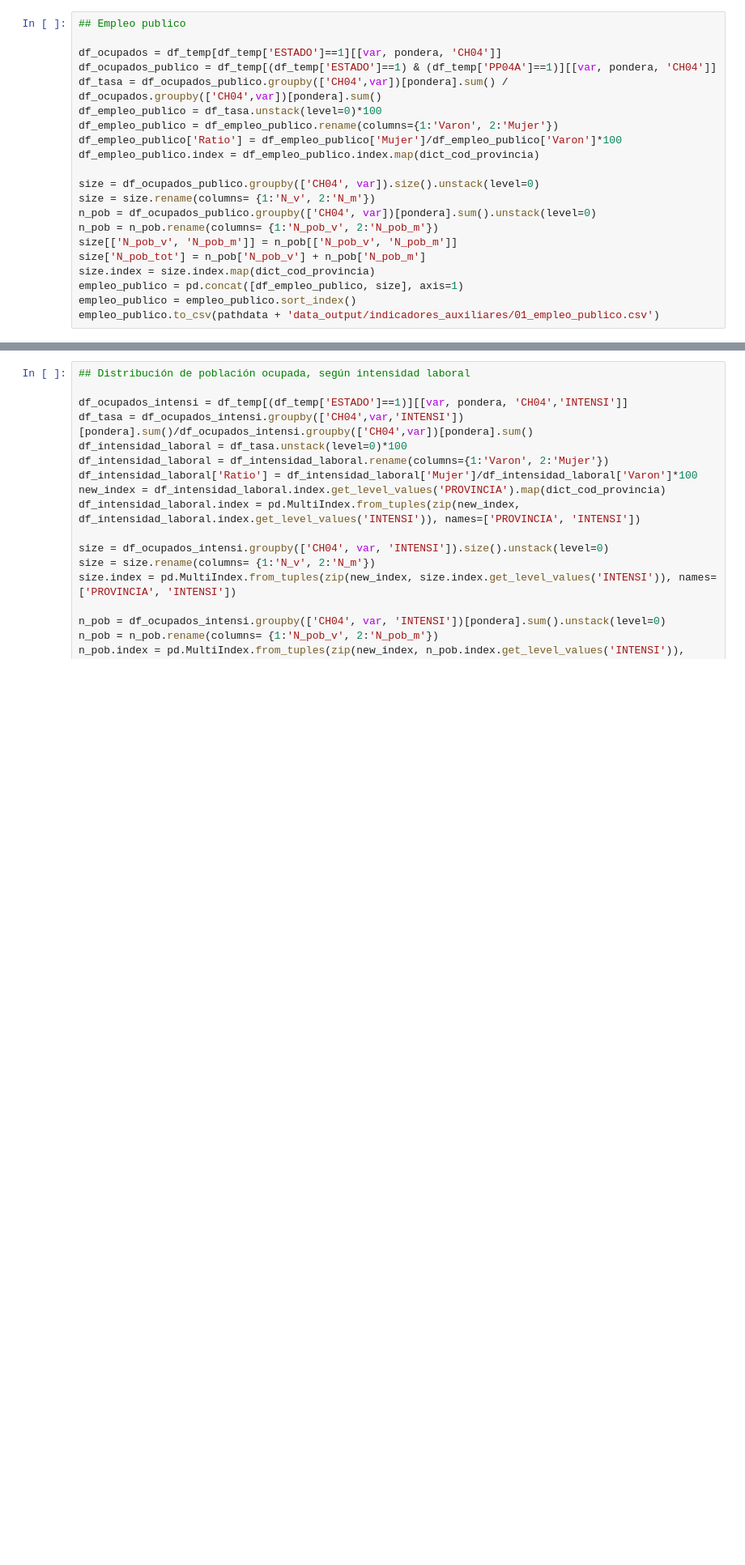
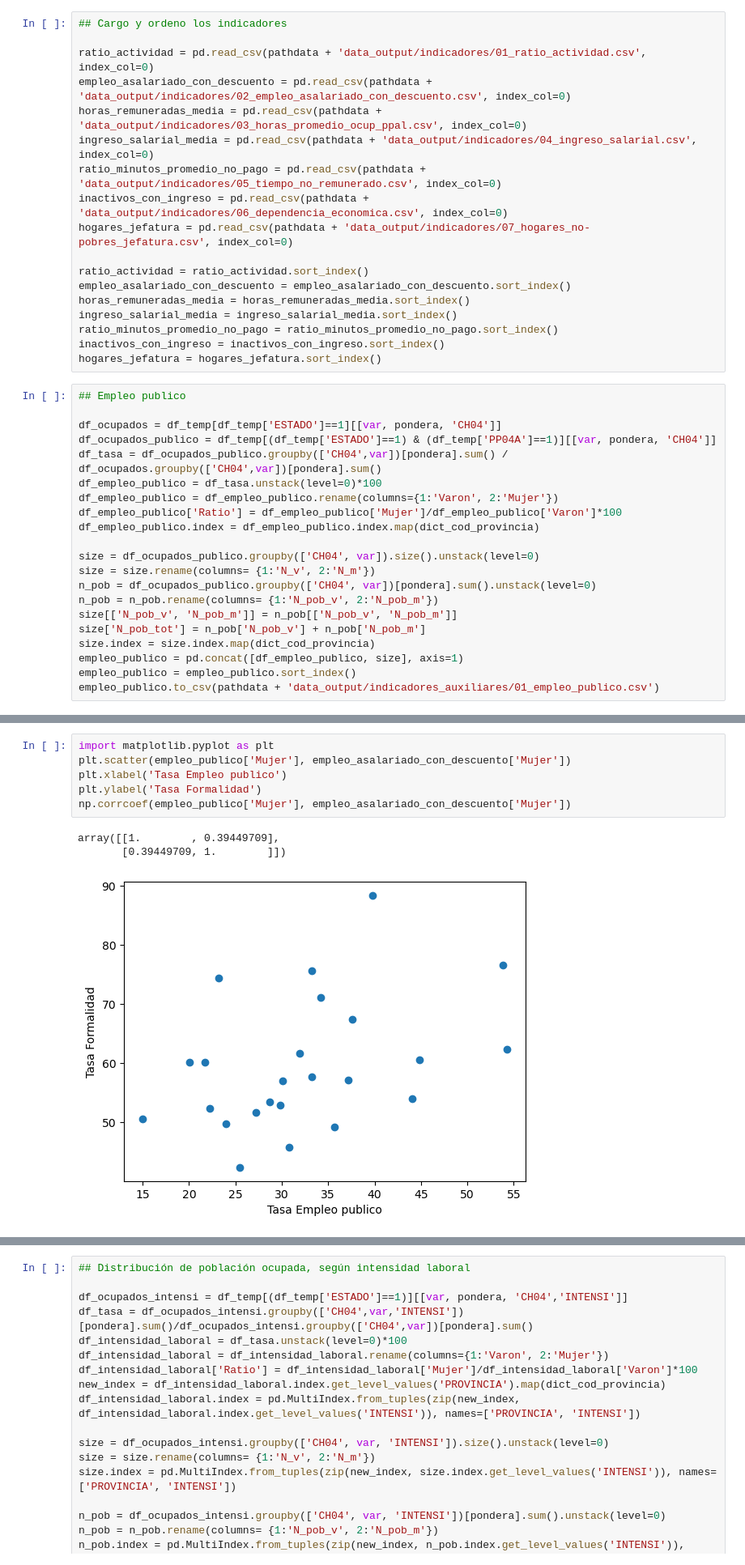
Before and after one commit to datos-Fundar/indice-mercado-trabajo-ingresos, a Jupyter notebook: modulos/calculos/xx_indicadores_auxiliares.ipynb, the cells around one changed output, grey strips where cells are left out. Shown at 81% size. Cells and saved outputs as stored; diff of their text form; blank space fills up the shorter version.

```diff
--- a/modulos/calculos/xx_indicadores_auxiliares.ipynb
+++ b/modulos/calculos/xx_indicadores_auxiliares.ipynb
@@ -57,6 +57,24 @@ columnas = pd.DataFrame(df_enut.columns)
 df_ocupados = df_temp[df_temp['ESTADO']==1][[var, pondera, 'CH04']]
 
 tot_ocupados = df_ocupados.groupby('CH04')[pondera].sum()
+# %%
+## Cargo y ordeno los indicadores
+
+ratio_actividad = pd.read_csv(pathdata + 'data_output/indicadores/01_ratio_actividad.csv', index_col=0)
+empleo_asalariado_con_descuento = pd.read_csv(pathdata + 'data_output/indicadores/02_empleo_asalariado_con_descuento.csv', index_col=0)
+horas_remuneradas_media = pd.read_csv(pathdata + 'data_output/indicadores/03_horas_promedio_ocup_ppal.csv', index_col=0)
+ingreso_salarial_media = pd.read_csv(pathdata + 'data_output/indicadores/04_ingreso_salarial.csv', index_col=0)
+ratio_minutos_promedio_no_pago = pd.read_csv(pathdata + 'data_output/indicadores/05_tiempo_no_remunerado.csv', index_col=0)
+inactivos_con_ingreso = pd.read_csv(pathdata + 'data_output/indicadores/06_dependencia_economica.csv', index_col=0)
+hogares_jefatura = pd.read_csv(pathdata + 'data_output/indicadores/07_hogares_no-pobres_jefatura.csv', index_col=0)
+
+ratio_actividad = ratio_actividad.sort_index()
+empleo_asalariado_con_descuento = empleo_asalariado_con_descuento.sort_index()
+horas_remuneradas_media = horas_remuneradas_media.sort_index()
+ingreso_salarial_media = ingreso_salarial_media.sort_index()
+ratio_minutos_promedio_no_pago = ratio_minutos_promedio_no_pago.sort_index()
+inactivos_con_ingreso = inactivos_con_ingreso.sort_index()
+hogares_jefatura = hogares_jefatura.sort_index()
 # %%
 ## Empleo publico
 
@@ -80,0 +120,10 @@ empleo_publico.to_csv(pathdata + 'data_output/indicadores_auxiliares/01_empleo_p
+# %%
+import matplotlib.pyplot as plt
+plt.scatter(empleo_publico['Mujer'], empleo_asalariado_con_descuento['Mujer'])
+plt.xlabel('Tasa Empleo publico')
+plt.ylabel('Tasa Formalidad')
+np.corrcoef(empleo_publico['Mujer'], empleo_asalariado_con_descuento['Mujer'])
+# %% [output]
+array([[1.        , 0.39449709],
+       [0.39449709, 1.        ]])
+[figure, added]
```
Also changed, not shown: parts of 3 cells of this notebook.
